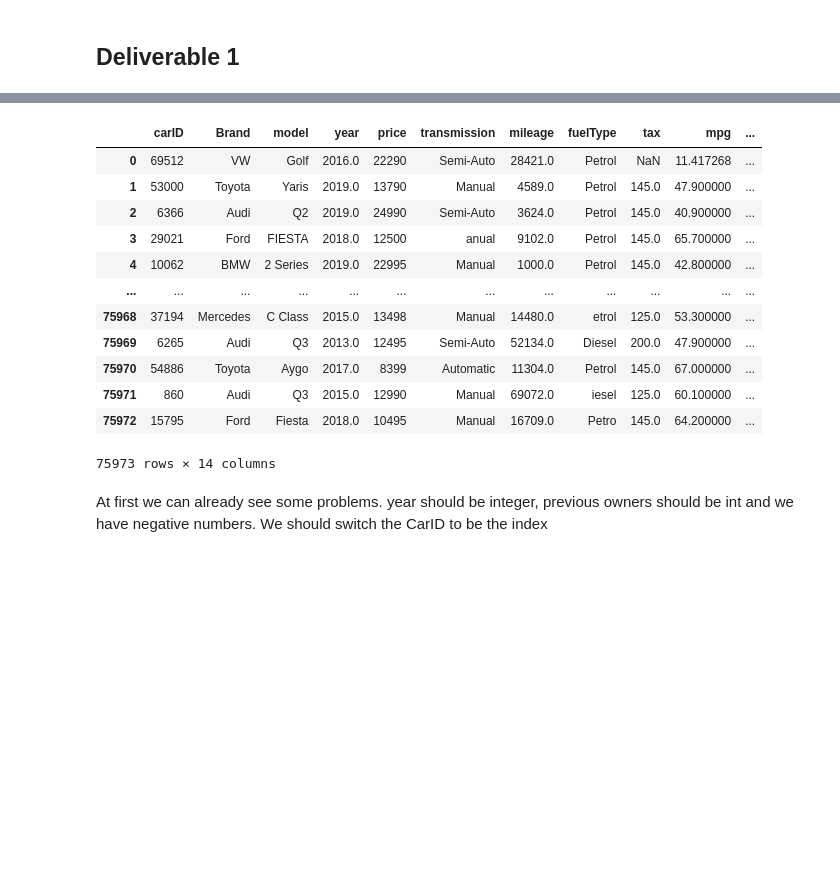
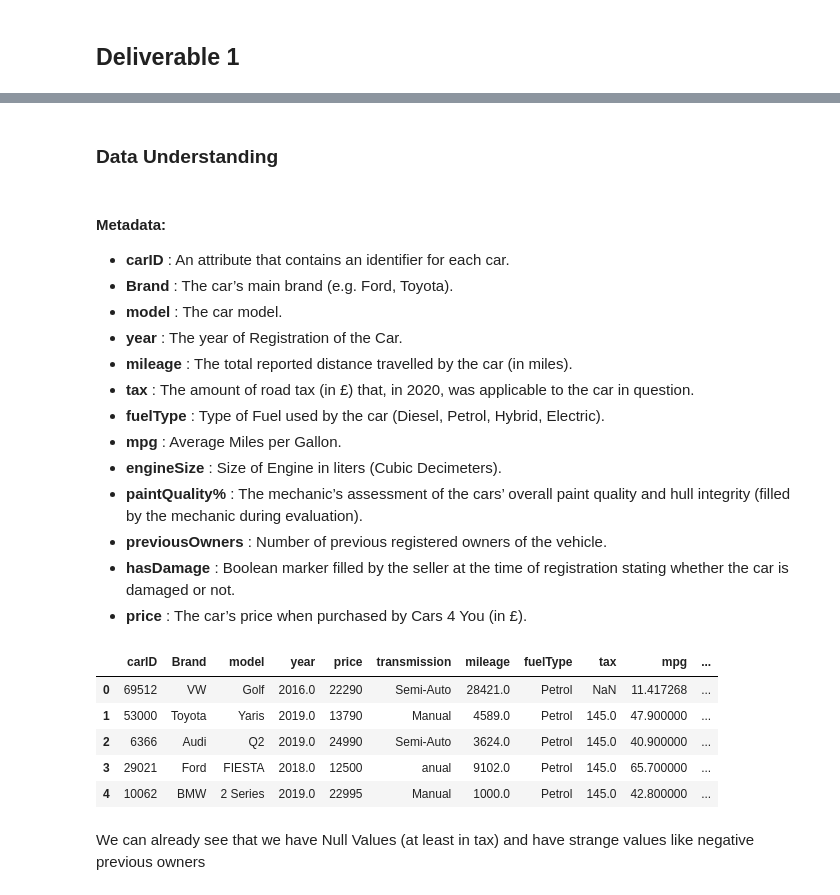
Before and after one commit to barbara-sousa-franco/Machine-Learning-Project, a Jupyter notebook: Deliverable 1.ipynb, the cells around one changed output, grey strips where cells are left out. Drawn from its saved outputs; the diff is of its cells as text; code cells hidden in the pictures; blank space fills up the shorter version.

Commit message:
data understanding - problems in the data

```diff
--- a/Deliverable 1.ipynb
+++ b/Deliverable 1.ipynb
@@ -5 +12,19 @@ print('ola')
+# %% [markdown]
+### Data Understanding
+# %% [markdown]
+#### **Metadata**:
+
+- **carID** :  An attribute that contains an identifier for each car.
+- **Brand** :  The car’s main brand (e.g. Ford, Toyota).
+- **model** : The car model.
+- **year** : The year of Registration of the Car.
+- **mileage** : The total reported distance travelled by the car (in miles).
+- **tax** :  The amount of road tax (in £) that, in 2020, was applicable to the car in question.
+- **fuelType** :  Type of Fuel used by the car (Diesel, Petrol, Hybrid, Electric).
+- **mpg** : Average Miles per Gallon.
+- **engineSize** : Size of Engine in liters (Cubic Decimeters).
+- **paintQuality%** :  The mechanic’s assessment of the cars’ overall paint quality and hull integrity (filled by the mechanic during evaluation).
+- **previousOwners** : Number of previous registered owners of the vehicle.
+- **hasDamage** :  Boolean marker filled by the seller at the time of registration stating whether the car is damaged or not.
+- **price** : The car’s price when purchased by Cars 4 You (in £).
 # %%
@@ -12,21 +38,13 @@ import openpyxl
 df_train = pd.read_csv('train.csv')
 df_test = pd.read_csv('test.csv')
 # %%
-df_train
+df_train.head()
 # %% [output]
 |  | carID | Brand | model | year | price | transmission | mileage | fuelType | tax | mpg | ... |
 | 0 | 69512 | VW | Golf | 2016.0 | 22290 | Semi-Auto | 28421.0 | Petrol | NaN | 11.417268 | ... |
 | 1 | 53000 | Toyota | Yaris | 2019.0 | 13790 | Manual | 4589.0 | Petrol | 145.0 | 47.900000 | ... |
 | 2 | 6366 | Audi | Q2 | 2019.0 | 24990 | Semi-Auto | 3624.0 | Petrol | 145.0 | 40.900000 | ... |
 | 3 | 29021 | Ford | FIESTA | 2018.0 | 12500 | anual | 9102.0 | Petrol | 145.0 | 65.700000 | ... |
 | 4 | 10062 | BMW | 2 Series | 2019.0 | 22995 | Manual | 1000.0 | Petrol | 145.0 | 42.800000 | ... |
-| ... | ... | ... | ... | ... | ... | ... | ... | ... | ... | ... | ... |
-| 75968 | 37194 | Mercedes | C Class | 2015.0 | 13498 | Manual | 14480.0 | etrol | 125.0 | 53.300000 | ... |
-| 75969 | 6265 | Audi | Q3 | 2013.0 | 12495 | Semi-Auto | 52134.0 | Diesel | 200.0 | 47.900000 | ... |
-| 75970 | 54886 | Toyota | Aygo | 2017.0 | 8399 | Automatic | 11304.0 | Petrol | 145.0 | 67.000000 | ... |
-| 75971 | 860 | Audi | Q3 | 2015.0 | 12990 | Manual | 69072.0 | iesel | 125.0 | 60.100000 | ... |
-| 75972 | 15795 | Ford | Fiesta | 2018.0 | 10495 | Manual | 16709.0 | Petro | 145.0 | 64.200000 | ... |
-75973 rows × 14 columns
-# %% [markdown]
-At first we can already see some problems. year should be integer, previous owners should be int and we have negative numbers.
-We should switch the CarID to be the index
+# %% [markdown]
+We can already see that we have Null Values (at least in tax) and have strange values like negative previous owners
```
Also changed, not shown: parts of 32 cells of this notebook.
